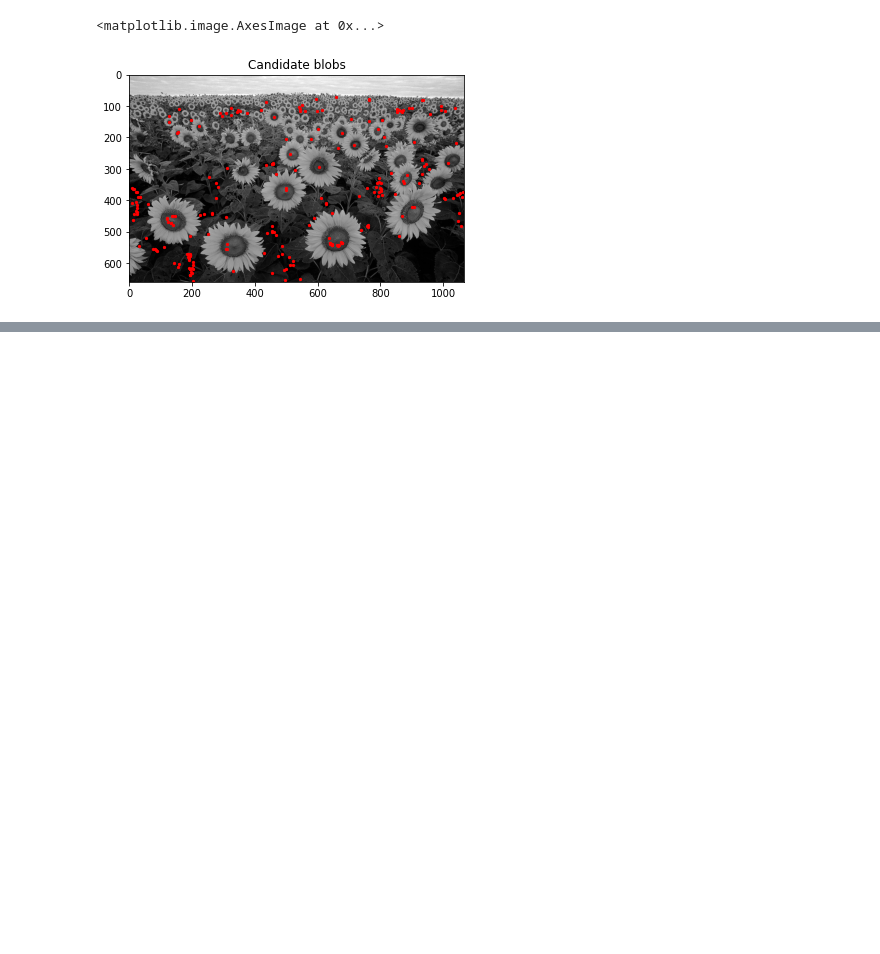
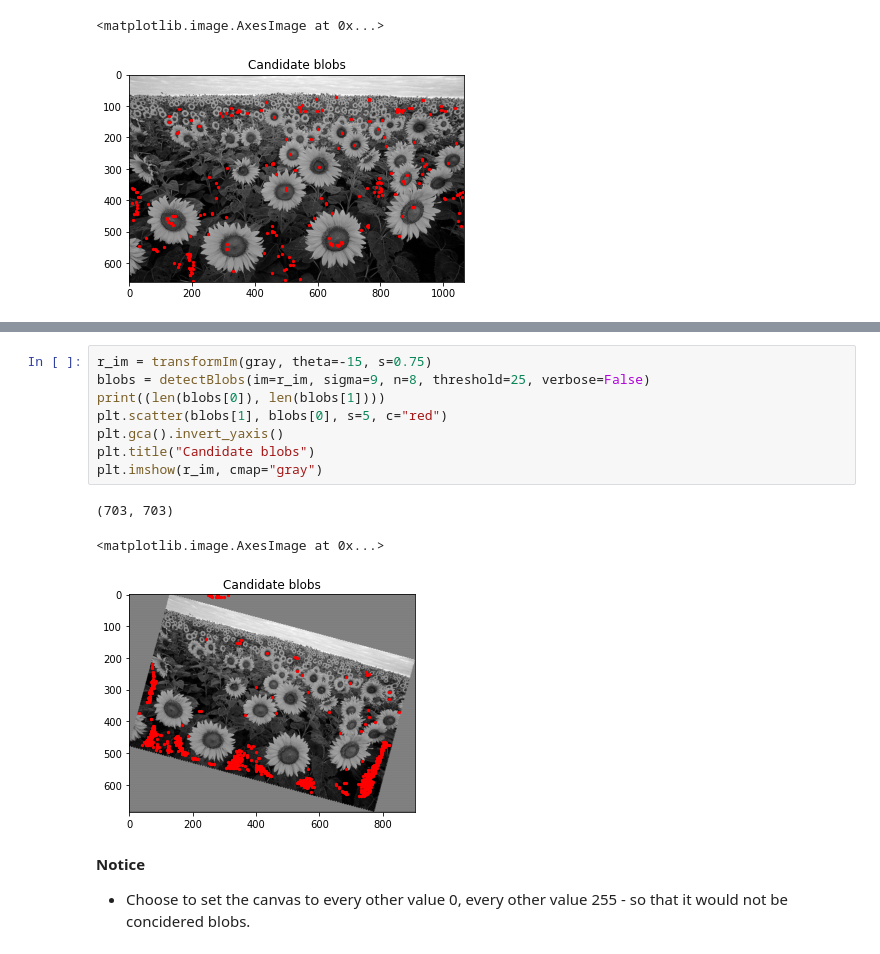
Before and after one commit to henrfj/02504-Computer-Vision, a Jupyter notebook: ex8 Blob detection.ipynb, the cells around one changed output, grey strips where cells are left out. Cells and saved outputs as stored; diff of their text form; blank space fills up the shorter version.

```diff
--- a/ex8 Blob detection.ipynb
+++ b/ex8 Blob detection.ipynb
@@ -186,0 +248,15 @@ plt.imshow(gray, cmap="gray")
+# %%
+r_im = transformIm(gray, theta=-15, s=0.75)
+blobs = detectBlobs(im=r_im, sigma=9, n=8, threshold=25, verbose=False)
+print((len(blobs[0]), len(blobs[1])))
+plt.scatter(blobs[1], blobs[0], s=5, c="red")
+plt.gca().invert_yaxis()
+plt.title("Candidate blobs")
+plt.imshow(r_im, cmap="gray")
+# %% [output]
+(703, 703)
+<matplotlib.image.AxesImage at 0x...>
+[figure, added]
+# %% [markdown]
+**Notice**
+- Choose to set the canvas to every other value 0, every other value 255 - so that it would not be concidered blobs.
```
Also changed, not shown: parts of 16 cells of this notebook.
